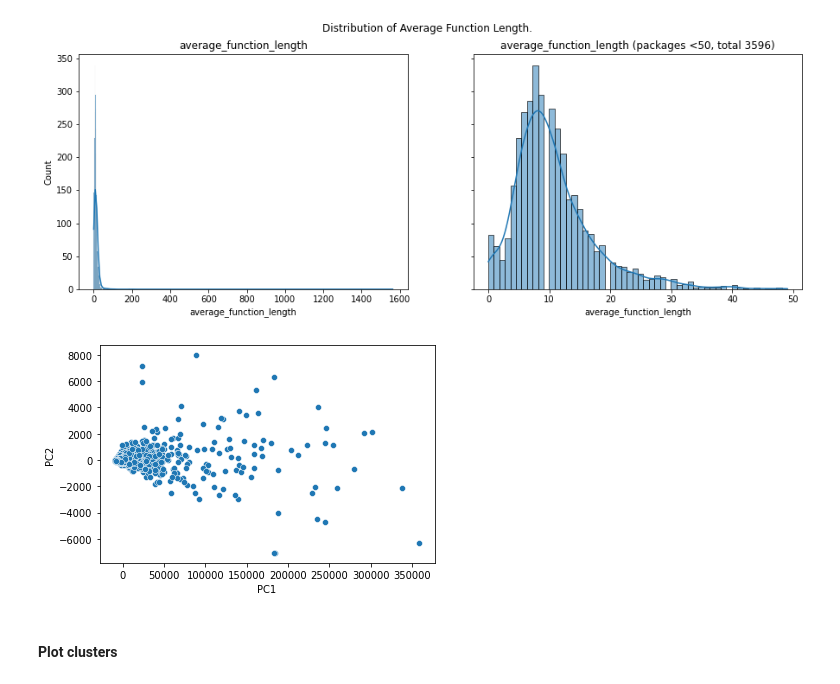
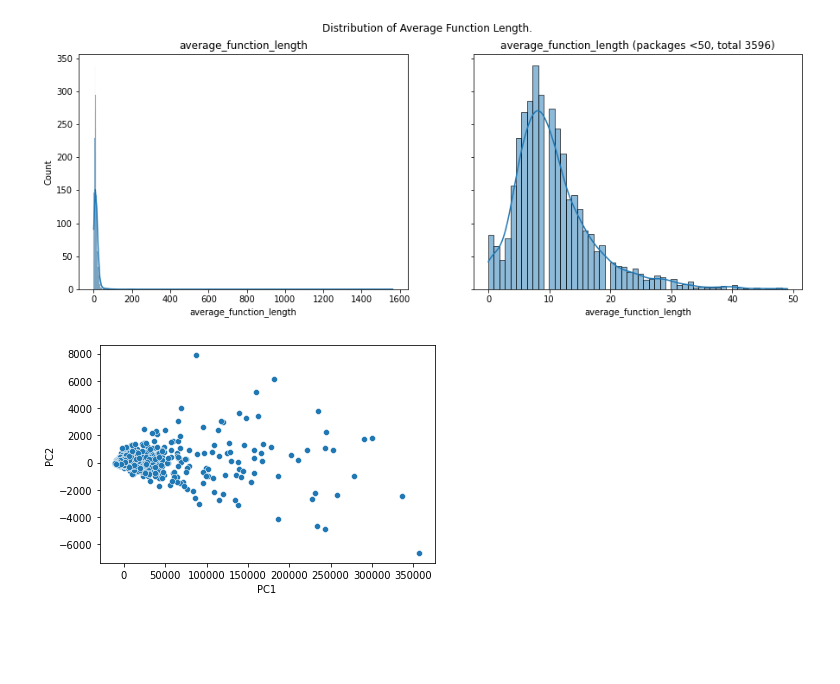
Before and after one commit to plaguss/top_pypi_source_code_stats, a Jupyter notebook: notebooks/reducto.ipynb, the cells around one changed output. Cells and saved outputs as stored; diff of their text form; code cells hidden in the pictures; blank space fills up the shorter version.

```diff
--- a/notebooks/reducto.ipynb
+++ b/notebooks/reducto.ipynb
@@ -91,10 +91,9 @@ viz.plot_average_function_length()
 # %% [output]
 [figure]
 # %%
-importlib.reload(bf)
-importlib.reload(viz)
-viz.plot_pcs()
+#import importlib
+#importlib.reload(bf)
+#importlib.reload(viz)
+viz.plot_pcs(log=False)
 # %% [output]
-[figure, old version]
+[figure, new version]
-# %% [markdown]
-#### Plot clusters
```
Also changed, not shown: parts of 7 cells of this notebook.
